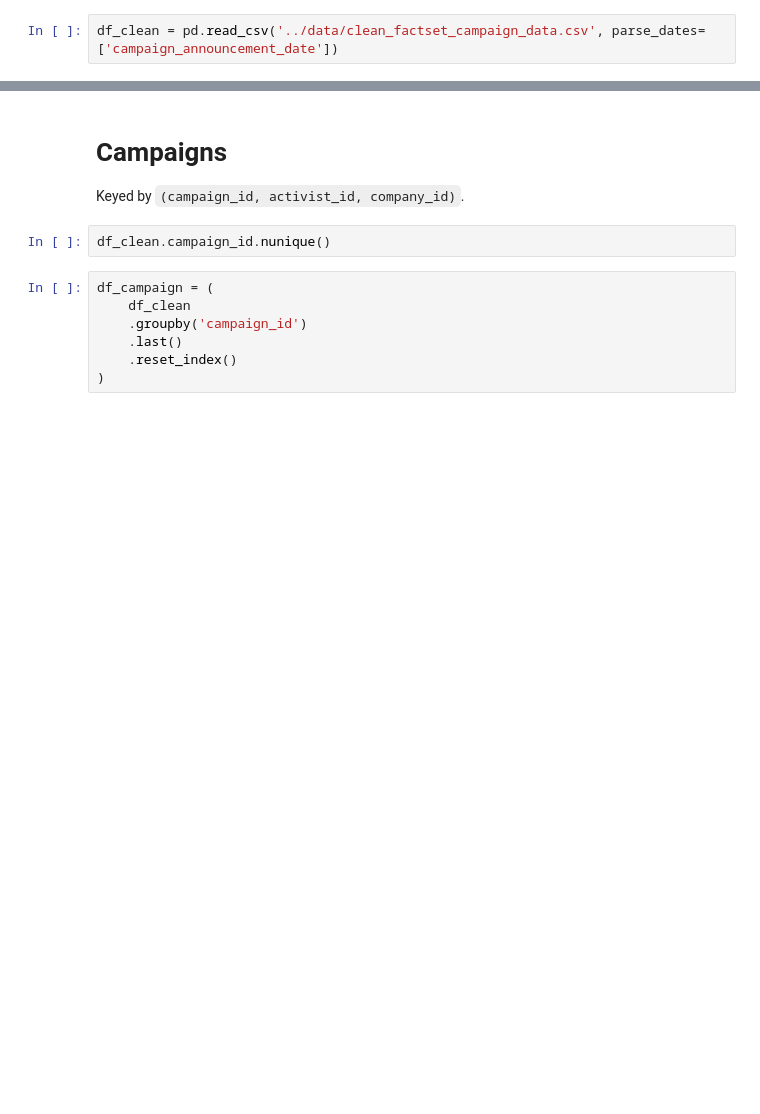
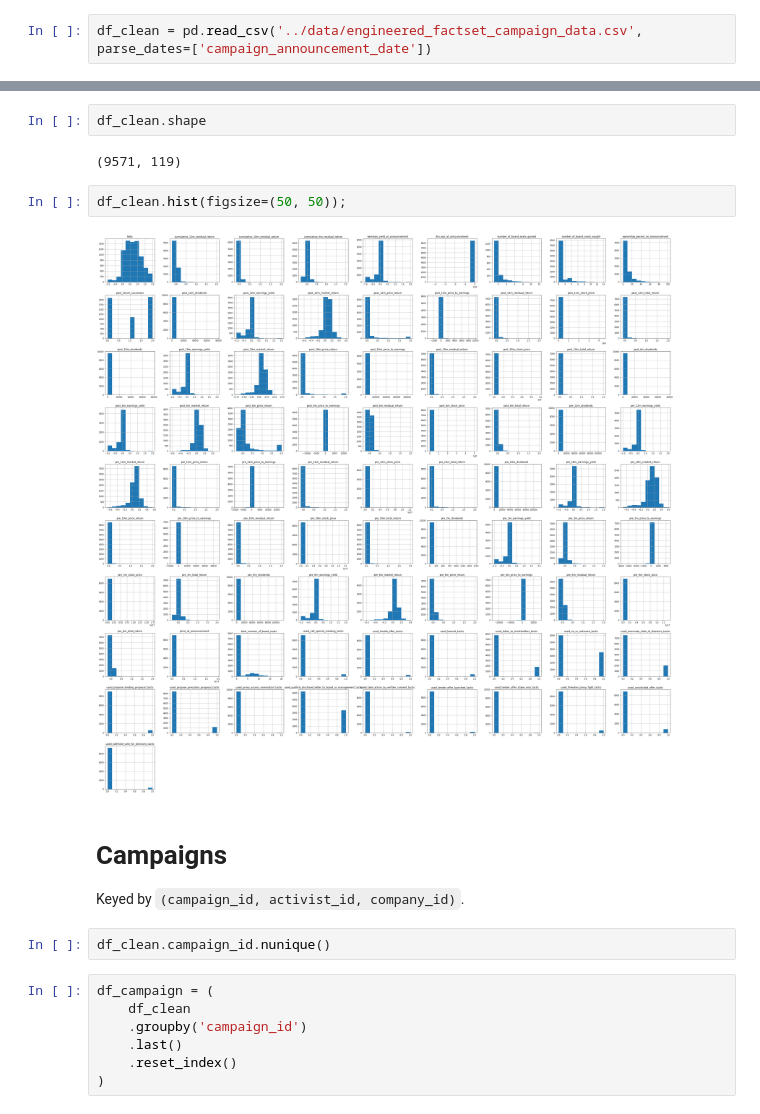
Before and after one commit to wangziyang182/Moelis_Capstone, a Jupyter notebook: notebooks/data_explorer.ipynb, the cells around one changed output, grey strips where cells are left out. Cells and saved outputs as stored; diff of their text form; blank space fills up the shorter version.

```diff
--- a/notebooks/data_explorer.ipynb
+++ b/notebooks/data_explorer.ipynb
@@ -5,4 +7,4 @@ import plotnine as gg
 # %%
-df_clean = pd.read_csv('../data/clean_factset_campaign_data.csv', parse_dates=['campaign_announcement_date'])
+df_clean = pd.read_csv('../data/engineered_factset_campaign_data.csv', parse_dates=['campaign_announcement_date'])
 # %%
 df_clean.iloc[0].to_frame('value')
@@ -13,3 +85,11 @@ len(df_clean)
+# %%
+df_clean.shape
+# %% [output]
+(9571, 119)
+# %%
+df_clean.hist(figsize=(50, 50));
+# %% [output]
+[figure, added]
 # %% [markdown]
 # Campaigns
 
```
Also changed, not shown: parts of 6 cells of this notebook, 1 other file.
